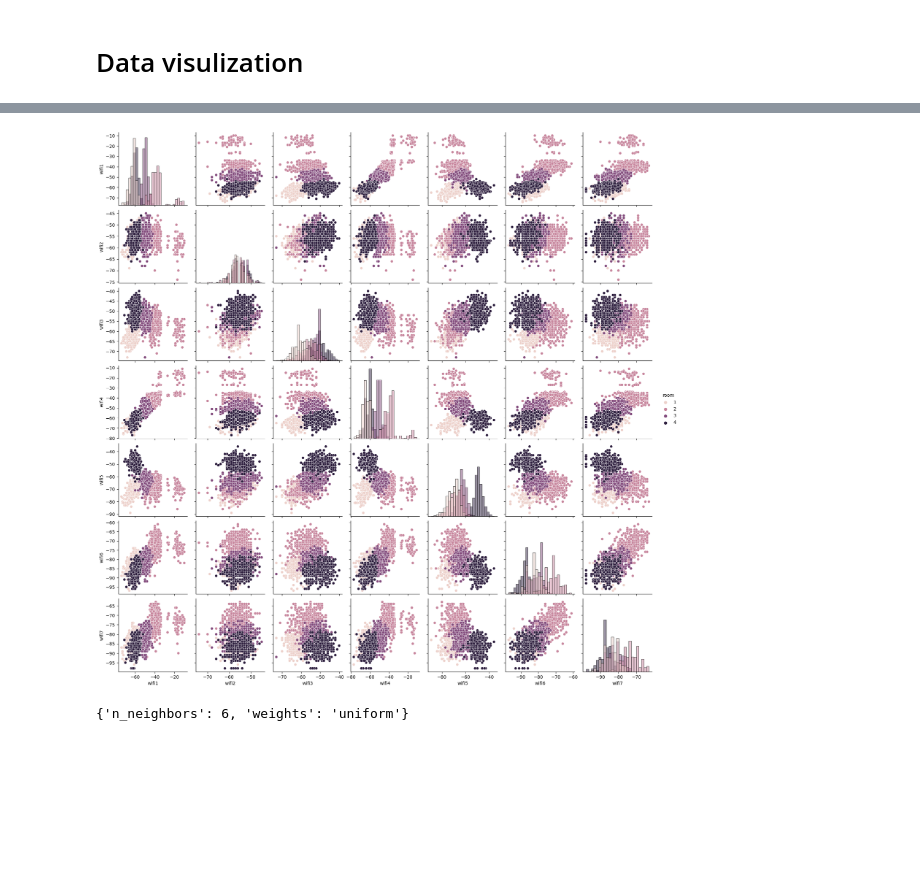
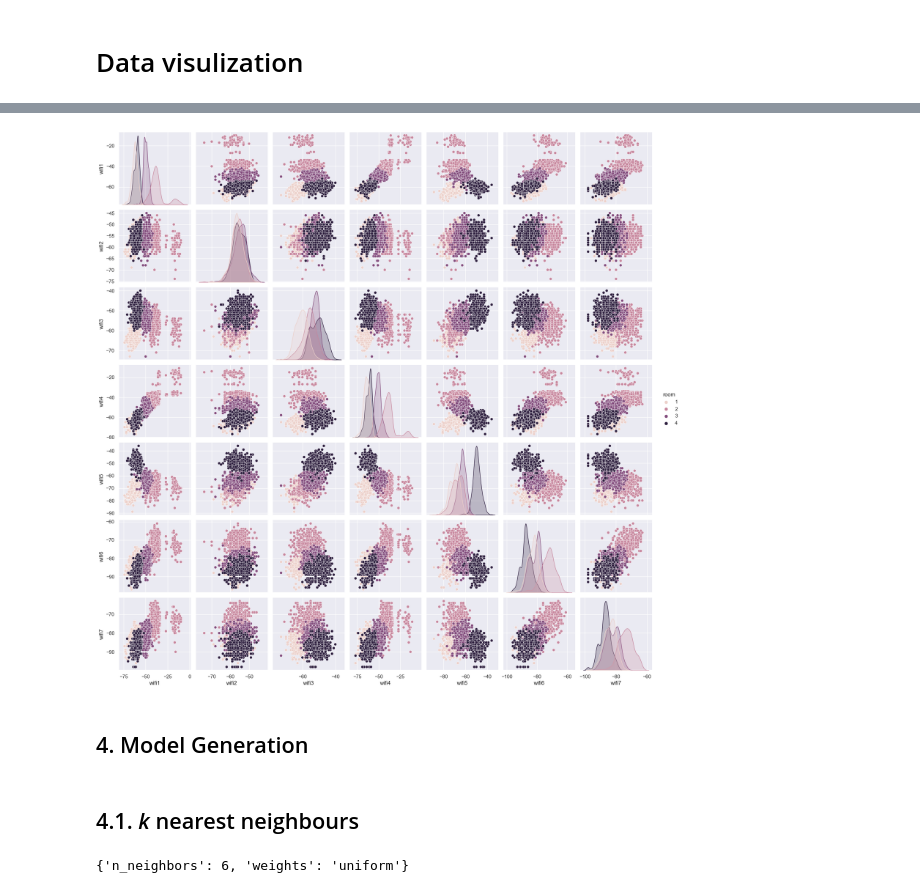
Before and after one commit to Atul245/Wireless_Indoor_Localization, a Jupyter notebook: Wireless_Indoor_Localization.ipynb, the cells around one changed output, grey strips where cells are left out. Cells and saved outputs as stored; diff of their text form; code cells hidden in the pictures; blank space fills up the shorter version.

```diff
--- a/Wireless_Indoor_Localization.ipynb
+++ b/Wireless_Indoor_Localization.ipynb
@@ -198,7 +198,11 @@ sns.boxplot(data=df);
 # %%
-sns.pairplot(data=df, hue='room', diag_kind='hist');
+sns.pairplot(data=df, hue='room', diag_kind='auto');
 # %% [output]
-[figure, old version]
+[figure, new version]
+# %% [markdown]
+## 4. Model Generation
+# %% [markdown]
+## 4.1. *k* nearest neighbours
 # %%
 #Definition of k from values between 1 and 10
 k = list(range(1,11))
```
Also changed, not shown: parts of 15 cells of this notebook.
